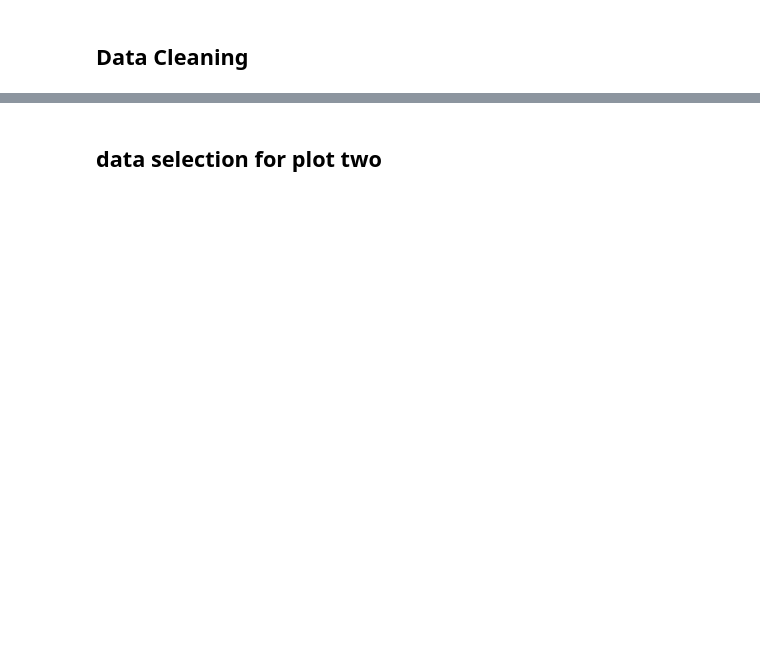
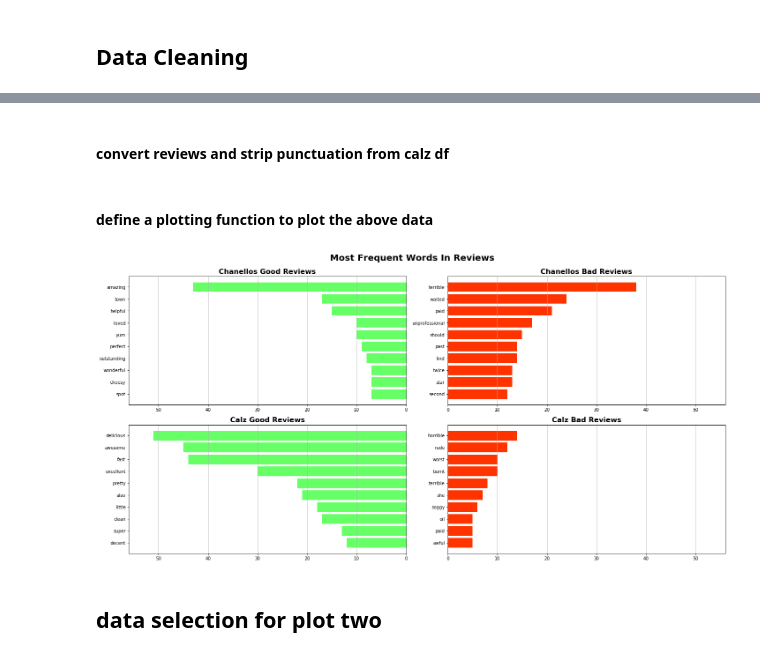
Before and after one commit to Jwilson1172/lambda, a Jupyter notebook: unit-1-build/project.ipynb, the cells around one changed output, grey strips where cells are left out. Drawn from its saved outputs; the diff is of its cells as text; code cells hidden in the pictures; blank space fills up the shorter version.

```diff
--- a/unit-1-build/project.ipynb
+++ b/unit-1-build/project.ipynb
@@ -183,0 +68,2 @@ print([x for x in ax1.get_yticklabels()])
+# %% [markdown]
+#### convert reviews and strip punctuation from calz df
@@ -183,0 +98,68 @@ print([x for x in ax1.get_yticklabels()])
+# %%
+# make high and low df's
+df_low=calz_df[calz_df['review_rating']<=2]
+df_high=calz_df[calz_df['review_rating']>=4]
+# sep df's into series word list's
+words_low=pd.Series(' '.join(df_low.review_content).split())
+words_high=pd.Series(' '.join(df_high.review_content).split())
+# make not in lists
+calz_hnotl=words_high[~words_high.isin(words_low)]
+calz_lnoth=words_low[~words_low.isin(words_high)]
+
+# create a dataframe with the good and bad word values in them
+calz=pd.DataFrame()
+calz['good']=calz_hnotl.value_counts()[:10].index.to_numpy()
+calz['y_good']=calz_hnotl.value_counts()[:10].values
+calz['bad']=calz_lnoth.value_counts()[:10].index.to_numpy()
+calz['y_bad']=calz_lnoth.value_counts()[:10].values
+# %% [markdown]
+#### define a plotting function to plot the above data
+# %%
+from matplotlib.gridspec import GridSpec
+def plot_back2back(chanellos,calz):
+    fig=plt.figure(figsize=[20,10])
+    gs=GridSpec(2,2,figure=fig)
+    ax=fig.add_subplot(gs[0,0])
+
+    # add cchanellos good reviews to the plot
+    bar=ax.barh(y=chanellos['good'],width=chanellos['y_good'],color='#66ff66')
+    ax.set_title("Chanellos Good Reviews",fontsize=16,fontweight='bold')
+    ax.set_xlim(0,56)
+    ax.invert_xaxis()
+    ax.invert_yaxis()
+    ax.grid('on',axis='x')
+
+    # adds chanellos bad reviews to the plot
+    ax2=fig.add_subplot(gs[0,1])
+    bar2=ax2.barh(y=chanellos['bad'],width=chanellos['y_bad'],color='#ff3300')
+    ax2.set_title("Chanellos Bad Reviews",fontsize=16,fontweight='bold')
+    ax2.set_xlim(0,56)
+    ax2.invert_yaxis()
+    ax2.grid('on',axis='x')
+
+    # adds calz good reviews to the plot
+    ax3=fig.add_subplot(gs[1,0])
+    bar3=ax3.barh(y=calz['good'],width=calz['y_good'],color='#66ff66')
+    ax3.set_title("Calz Good Reviews",fontsize=16,fontweight='bold')
+    ax3.set_xlim(0,56)
+    ax3.invert_xaxis()
+    ax3.invert_yaxis()
+    ax3.grid('on',axis='x')
+
+    # add calz bad reviews to the plot
+    ax4=fig.add_subplot(gs[1,1])
+    bar4=ax4.barh(y=calz['bad'],width=calz['y_bad'],color='#ff3300')
+    ax4.set_title("Calz Bad Reviews",fontsize=16,fontweight='bold')
+    ax4.set_xlim(0,56)
+    ax4.invert_yaxis()
+    ax4.grid('on',axis='x')
+
+    # setting the padding of our bbox for the suptitle
+    rect=[0,0,1,0.95]
+    fig.suptitle("Most Frequent Words In Reviews",fontsize=20,fontweight='bold')
+    plt.tight_layout(rect=rect)
+    plt.show()
+    return None
+plot_back2back(chanellos,calz)
+# %% [output]
+[figure, added]
```
Also changed, not shown: parts of 33 cells of this notebook, 3 other files.
